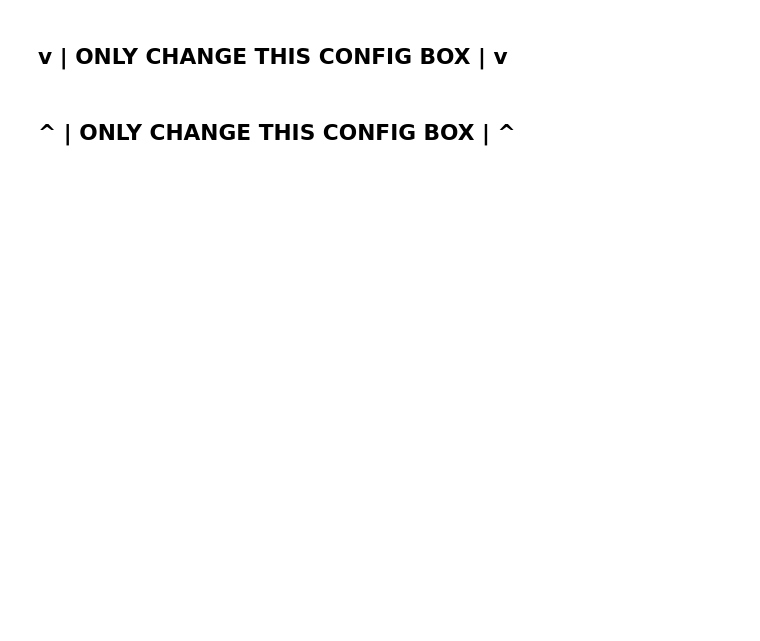
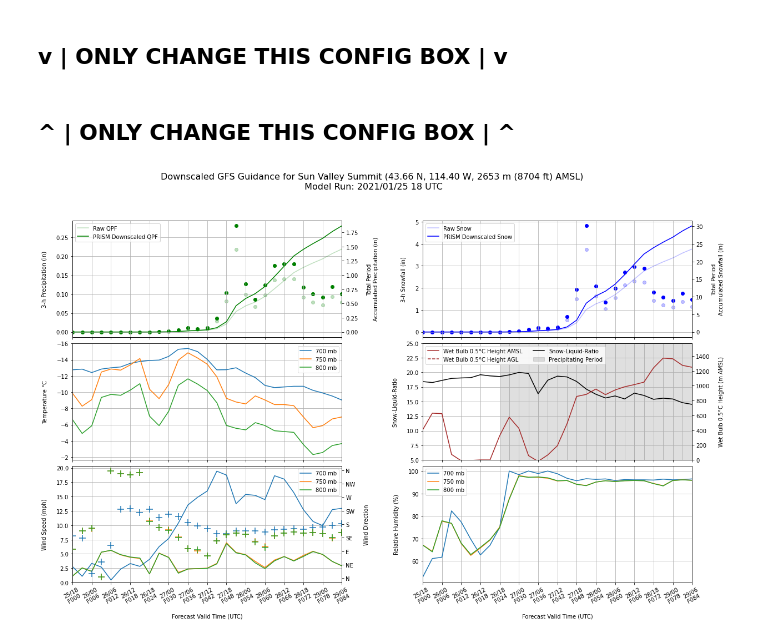
Before and after one commit to m-wessler/downscaled-deterministic-snow, a Jupyter notebook: scripts/gfs_timeseries.ipynb, the cells around one changed output. Saved outputs shown, nothing was run; the diff lists cells and outputs as text; code cells hidden in the pictures; blank space fills up the shorter version.

```diff
--- a/scripts/gfs_timeseries.ipynb
+++ b/scripts/gfs_timeseries.ipynb
@@ -14,26 +15,14 @@ warnings.filterwarnings('ignore')
 # %% [markdown]
 ## v | ONLY CHANGE THIS CONFIG BOX | v
 # %%
-site = 'KSLC'
+site = 'Sun Valley Summit'
 init = datetime(2021, 1, 25, 18)
 
 site_meta = {
-    'Kirkwood':{
-        'lat':38.69,
-        'lon':-120.07
-    },
-    'Alta':{
-        'lat':40.5884,
-        'lon':-111.6386
-    },
-    'KSLC':{
-        'lat':40.7899,
-        'lon':-111.9791
-    },
-    None:{
-        'lat':None,
-        'lon':None
-    },
+    'Kirkwood':{'lat':38.69,'lon':-120.07},
+    'Alta':{'lat':40.5884,'lon':-111.6386},
+    'KSLC':{'lat':40.7899,'lon':-111.9791},
+    'Sun Valley Summit':{'lat':43.6605, 'lon':-114.4046},
 }
 # %% [markdown]
 ## ^ | ONLY CHANGE THIS CONFIG BOX | ^
@@ -147,9 +136,10 @@ aux3.set_ylabel('\nWet Bulb 0.5°C Height (m AMSL)')
  for pp in np.where(data_raw['qpf'] > 0.01)[0]]
 aux3.plot(0, 0, color='k', label='Snow-Liquid-Ratio')
 
-axs[2].plot(data_raw['t'].sel(level=500)-273.15, label='500 mb')
+# axs[2].plot(data_raw['t'].sel(level=500)-273.15, label='500 mb')
 axs[2].plot(data_raw['t'].sel(level=700)-273.15, label='700 mb')
-# axs[2].plot(data_raw['t'].sel(level=850)-273.15, label='850 mb')
+axs[2].plot(data_raw['t'].sel(level=750)-273.15, label='750 mb')
+axs[2].plot(data_raw['t'].sel(level=800)-273.15, label='800 mb')
 axs[2].set_ylim(axs[2].get_ylim()[::-1])
 axs[2].axhline(0, color='k', linestyle='--', linewidth=1)
 axs[2].set_ylabel('Temperature °C\n')
@@ -161,45 +151,52 @@ wdir = xr.where(wdir <= 0, wdir+360, wdir)
 wdir = xr.where(((u == 0) & (v == 0)), 0, wdir)
 
 aux4 = axs[4].twinx()
-aux4.scatter(np.arange(0, len(fhrs)), wdir.sel(level=500), marker='+', s=150, label='500 mb')
+# aux4.scatter(np.arange(0, len(fhrs)), wdir.sel(level=500), marker='+', s=150, label='500 mb')
 aux4.scatter(np.arange(0, len(fhrs)), wdir.sel(level=700), marker='+', s=150, label='700 mb')
-# aux4.scatter(np.arange(0, len(fhrs)), wdir.sel(level=850), label='850 mb')
+aux4.scatter(np.arange(0, len(fhrs)), wdir.sel(level=750), marker='+', s=150, label='750 mb')
+aux4.scatter(np.arange(0, len(fhrs)), wdir.sel(level=800), marker='+', s=150, label='800 mb')
 aux4.set_yticks(np.arange(0, 361, 45))
 aux4.set_yticklabels(['N', 'NE', 'E', 'SE', 'S', 'SW', 'W', 'NW', 'N'])
 aux4.set_ylabel('\nWind Direction')
 
-axs[4].plot(wspd.sel(level=500), label='500 mb')
+# axs[4].plot(wspd.sel(level=500), label='500 mb')
 axs[4].plot(wspd.sel(level=700), label='700 mb')
-# axs[4].plot(wspd.sel(level=850), label='850 mb')
+axs[4].plot(wspd.sel(level=750), label='750 mb')
+axs[4].plot(wspd.sel(level=850), label='800 mb')
 axs[4].set_ylim(bottom=0)
 axs[4].set_ylabel('Wind Speed (mph)\n')
 
-axs[5].plot(data_raw['r'].sel(level=500), label='500 mb')
+# axs[5].plot(data_raw['r'].sel(level=500), label='500 mb')
 axs[5].plot(data_raw['r'].sel(level=700), label='700 mb')
+axs[5].plot(data_raw['r'].sel(level=750), label='750 mb')
+axs[5].plot(data_raw['r'].sel(level=800), label='800 mb')
+
 axs[5].set_ylabel('Relative Humidity (%)\n')
 
 xskip = 2
 for ax in axs:
     ax.grid()
     ax.set_xlim([0, len(fhrs)-1])
     ax.set_xticks(np.arange(0, len(fhrs))[::xskip])
     ax.set_xticklabels([])
 
 for ax in [aux0, aux1, axs[2], axs[4], axs[5]]:
     ax.legend()
     ax.set_xticklabels([])
 
 aux3.legend(ncol=2)
 
 dates = [pd.to_datetime(d).strftime('%Y/%m/%d %H UTC') for d in data_raw.time.values]
 xdates = [pd.to_datetime(d).strftime('%d/%H') + '\nF%03d'%fhr for d, fhr in zip(data_raw.time.values, fhrs)]
 for ax in [axs[4], axs[5]]:
     ax.set_xlabel('\nForecast Valid Time (UTC)')
     ax.set_xticklabels(xdates[::xskip], rotation=30)
 
-plt.suptitle('Downscaled GFS Guidance for {} ({} N, {} W, {:.0f} m ({:.0f} ft) AMSL)\n Model Run: {}'.format(
+plt.suptitle('Downscaled GFS Guidance for {} ({:.2f} N, {:.2f} W, {:.0f} m ({:.0f} ft) AMSL)\n Model Run: {}'.format(
     site, site_meta[site]['lat'], abs(site_meta[site]['lon']), siteelev, siteelev*3.28084,
     init.strftime('%Y/%m/%d %H UTC')),
              fontsize=16)
 
 plt.show()
+# %% [output]
+[figure, added]
```
Also changed, not shown: parts of 1 cell of this notebook, 10 other files.
